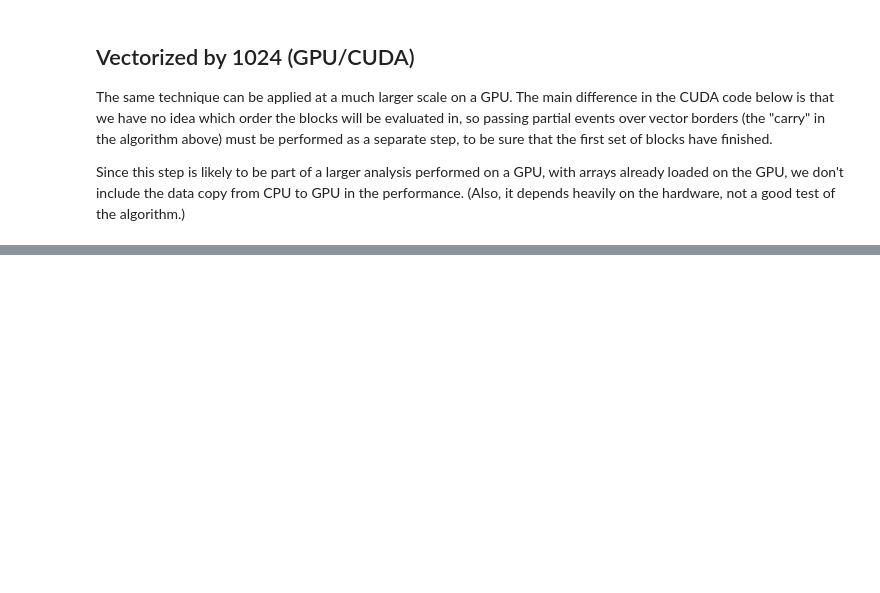
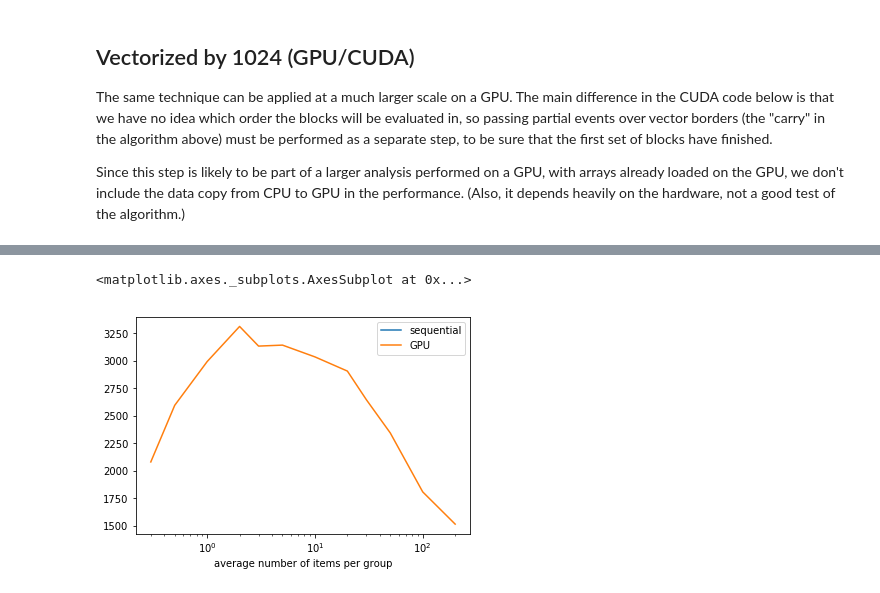
Before and after one commit to jpivarski/jupyter-performance-studies, a Jupyter notebook: 2018-09-10-jagged-reduction.ipynb, the cells around one changed output, grey strips where cells are left out. Drawn from its saved outputs; the diff is of its cells as text; code cells hidden in the pictures; blank space fills up the shorter version.

```diff
--- a/2018-09-10-jagged-reduction.ipynb
+++ b/2018-09-10-jagged-reduction.ipynb
@@ -599,6 +649,12 @@ def run_sum(offsets, parents, content, blockoffsets, output):
               block=(1024, 1, 1), grid=(len(output) // 1024 + 1, 1))
     sum_step2(blockoffsets, numpy.int32(len(parents)), parents, content, output,
               block=(1024, 1, 1), grid=(len(blockoffsets) - 1, 1))
+
+def run_max(offsets, parents, content, blockoffsets, output):
+    max_step1(numpy.int32(len(offsets)), offsets, output, blockoffsets,
+              block=(1024, 1, 1), grid=(len(output) // 1024 + 1, 1))
+    max_step2(blockoffsets, numpy.int32(len(parents)), parents, content, output,
+              block=(1024, 1, 1), grid=(len(blockoffsets) - 1, 1))
 # %%
 import time
 
@@ -632,0 +687,4 @@ sum 500.0
+# %%
+for averagesize in averagesizes[:-3]:
+    print("max", averagesize)
+    max_rates.loc[averagesize, "GPU"] = measure_cuda(averagesize, run_max)
@@ -637,0 +709,5 @@ sum_rates.plot(logx=True)
+# %%
+max_rates.plot(logx=True).get_figure().savefig("max_rates.pdf")
+# %% [output]
+<matplotlib.axes._subplots.AxesSubplot at 0x...>
+[figure, added]
```
Also changed, not shown: parts of 4 cells of this notebook.
